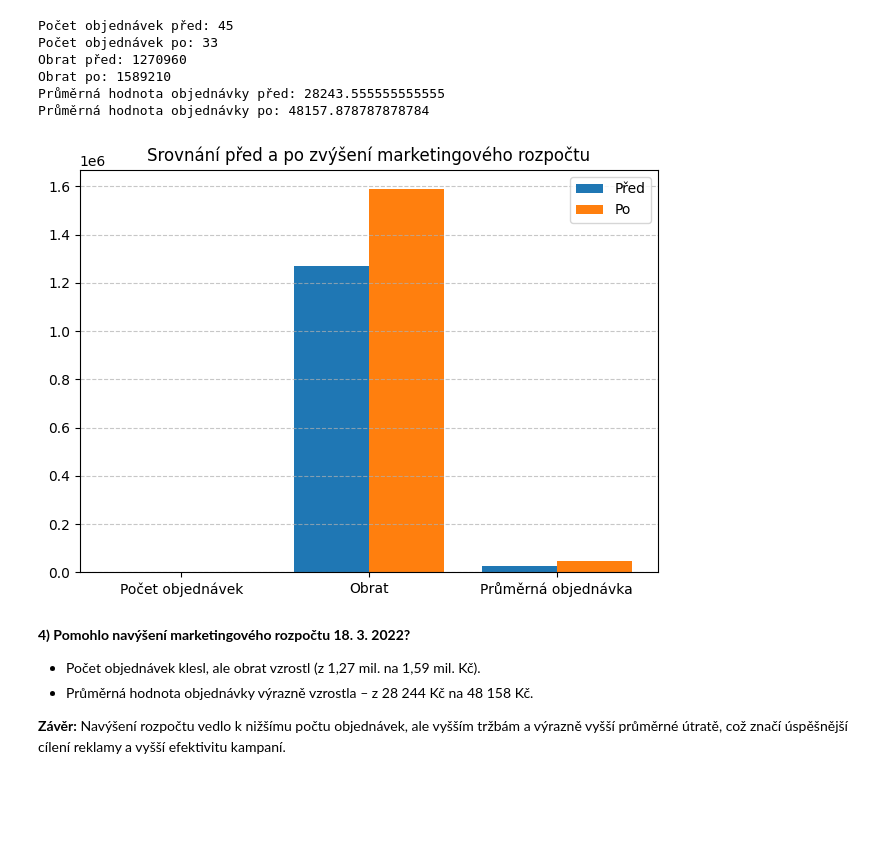
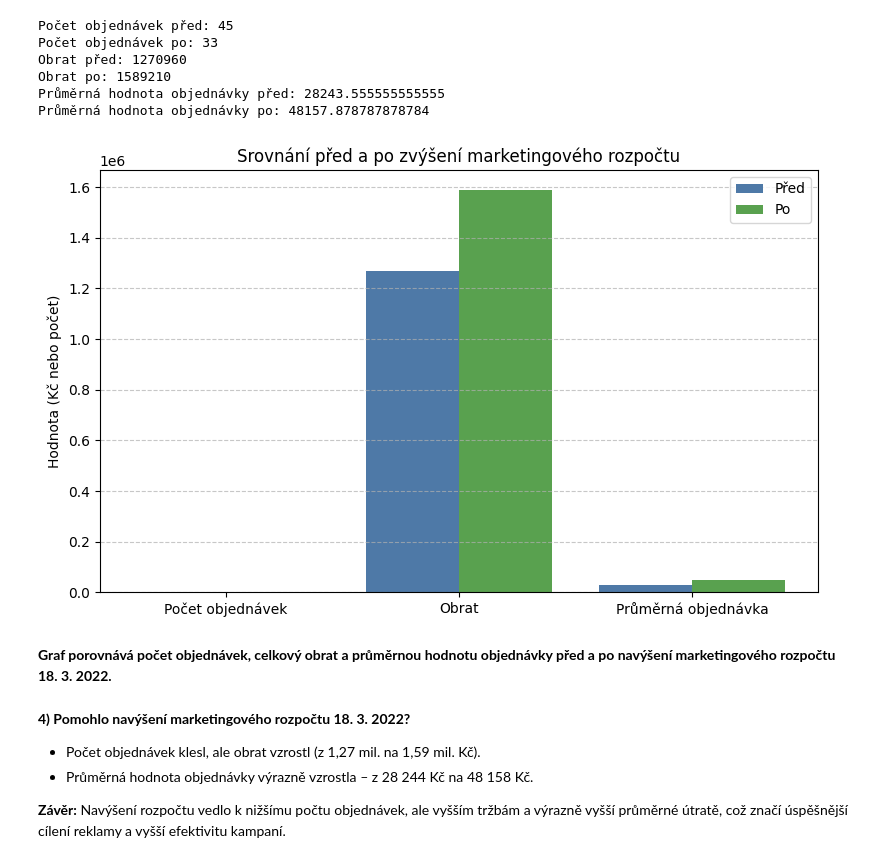
Before and after one commit to sandracumic/Test-Cross-Masters-s.r.o., a Jupyter notebook: Test_Cross_Masters_s_r_o_.ipynb, the cells around one changed output. Saved outputs shown, nothing was run; the diff lists cells and outputs as text; code cells hidden in the pictures; blank space fills up the shorter version.

```diff
--- a/Test_Cross_Masters_s_r_o_.ipynb
+++ b/Test_Cross_Masters_s_r_o_.ipynb
@@ -145,21 +218,28 @@ Obrat po: 1589210
 Průměrná hodnota objednávky před: 28243.555555555555
 Průměrná hodnota objednávky po: 48157.878787878784
 # %%
-labels = ['Počet objednávek', 'Obrat', 'Průměrná objednávka']
-before = [pred["Transaction ID"].nunique(), pred["Obrat"].sum(), pred.groupby("Transaction ID")["Obrat"].sum().mean()]
-after = [po["Transaction ID"].nunique(), po["Obrat"].sum(), po.groupby("Transaction ID")["Obrat"].sum().mean()]
+# Tvoje proměnné před/po (before, after)
 
-x = range(len(labels))
-plt.bar(x, before, width=0.4, label='Před', align='center')
-plt.bar([p + 0.4 for p in x], after, width=0.4, label='Po', align='center')
+plt.figure(figsize=(8, 5))
+bars1 = plt.bar(x, before, width=0.4, label='Před', align='center', color='#4e79a7')
+bars2 = plt.bar([p + 0.4 for p in x], after, width=0.4, label='Po', align='center', color='#59a14f')
+
 plt.xticks([p + 0.2 for p in x], labels)
 plt.title("Srovnání před a po zvýšení marketingového rozpočtu")
-plt.legend()
+plt.ylabel("Hodnota (Kč nebo počet)")
 plt.grid(axis='y', linestyle='--', alpha=0.7)
 plt.tight_layout()
+plt.legend()
 plt.show()
+
+from IPython.display import Markdown, display
+
+display(Markdown(
+    "**Graf porovnává počet objednávek, celkový obrat a průměrnou hodnotu objednávky před a po navýšení marketingového rozpočtu 18. 3. 2022.**"
+))
 # %% [output]
-[figure, old version]
+[figure, new version]
+**Graf porovnává počet objednávek, celkový obrat a průměrnou hodnotu objednávky před a po navýšení marketingového rozpočtu 18. 3. 2022.**
 # %% [markdown]
 **4) Pomohlo navýšení marketingového rozpočtu 18. 3. 2022?**
 
```
Also changed, not shown: parts of 8 cells of this notebook.
